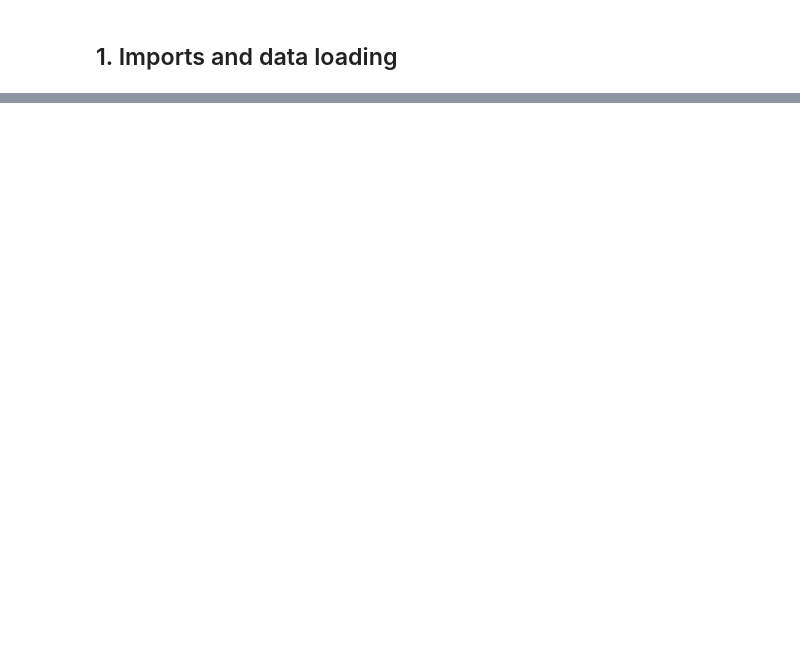
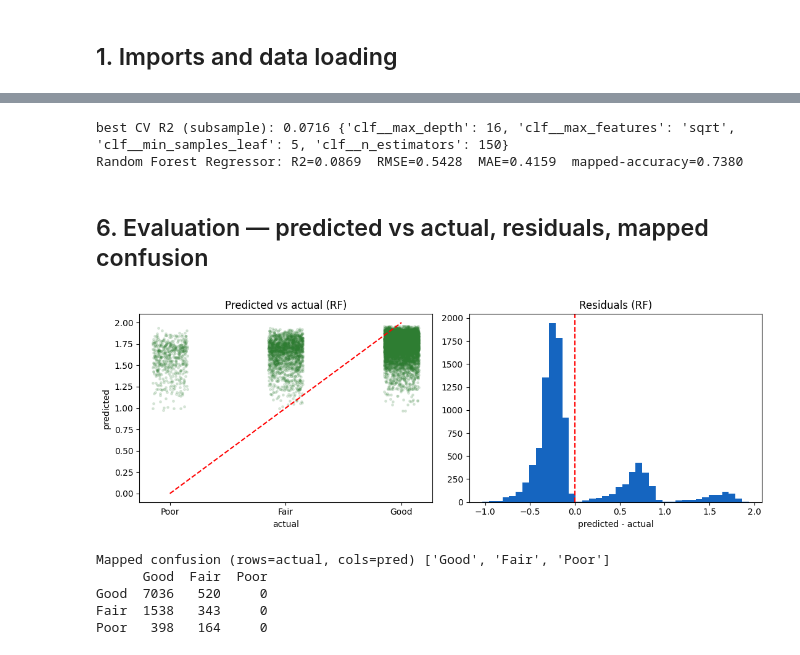
Before and after one commit to rainiercs50/nyc-tree-health-analysis, a Jupyter notebook: member2_modeling_notebook.ipynb, the cells around one changed output, grey strips where cells are left out. Cells and saved outputs as stored; diff of their text form; code cells hidden in the pictures; blank space fills up the shorter version.

```diff
--- a/member2_modeling_notebook.ipynb
+++ b/member2_modeling_notebook.ipynb
@@ -256,0 +79,5 @@ and loaded directly by the Streamlit pages.
+# %%
+linreg = Pipeline([("prep", preprocess), ("clf", LinearRegression())])
+linreg.fit(X_train, y_train)
+lr_pred = linreg.predict(X_test)
+report("Linear Regression", lr_pred)
@@ -256,0 +91,45 @@ and loaded directly by the Streamlit pages.
+# %%
+rf_pipe = Pipeline([("prep", preprocess),
+                    ("clf", RandomForestRegressor(random_state=RANDOM_STATE, n_jobs=1))])
+grid = {"clf__max_depth": [10, 16], "clf__min_samples_leaf": [2, 5],
+        "clf__n_estimators": [150], "clf__max_features": ["sqrt"]}
+X_sub, _, y_sub, _ = train_test_split(X_train, y_train, train_size=8000,
+                                      random_state=RANDOM_STATE, stratify=cat_train)
+search = GridSearchCV(rf_pipe, grid, scoring="r2",
+                      cv=KFold(3, shuffle=True, random_state=RANDOM_STATE),
+                      n_jobs=1, refit=False)
+search.fit(X_sub, y_sub)
+print("best CV R2 (subsample):", round(search.best_score_, 4), search.best_params_)
+
+best = {k.replace("clf__", ""): v for k, v in search.best_params_.items()}
+rf = Pipeline([("prep", preprocess),
+               ("clf", RandomForestRegressor(random_state=RANDOM_STATE, n_jobs=1, **best))])
+rf.fit(X_train, y_train)
+rf_pred = rf.predict(X_test)
+report("Random Forest Regressor", rf_pred)
+# %% [output]
+best CV R2 (subsample): 0.0716 {'clf__max_depth': 16, 'clf__max_features': 'sqrt', 'clf__min_samples_leaf': 5, 'clf__n_estimators': 150}
+Random Forest Regressor: R2=0.0869  RMSE=0.5428  MAE=0.4159  mapped-accuracy=0.7380
+# %% [markdown]
+## 6. Evaluation — predicted vs actual, residuals, mapped confusion
+# %%
+fig, ax = plt.subplots(1, 2, figsize=(11, 4))
+jit = y_test + np.random.default_rng(0).uniform(-0.15, 0.15, len(y_test))
+ax[0].scatter(jit, rf_pred, s=6, alpha=0.15, color="#2E7D32")
+ax[0].plot([0, 2], [0, 2], "r--"); ax[0].set_xticks([0, 1, 2])
+ax[0].set_xticklabels(["Poor", "Fair", "Good"]); ax[0].set_xlabel("actual"); ax[0].set_ylabel("predicted")
+ax[0].set_title("Predicted vs actual (RF)")
+ax[1].hist(rf_pred - y_test.to_numpy(), bins=40, color="#1565C0"); ax[1].axvline(0, color="r", ls="--")
+ax[1].set_title("Residuals (RF)"); ax[1].set_xlabel("predicted - actual")
+plt.tight_layout(); plt.show()
+
+cm = confusion_matrix(cat_test, score_to_cat(rf_pred), labels=CLASS_ORDER)
+print("Mapped confusion (rows=actual, cols=pred)", CLASS_ORDER)
+print(pd.DataFrame(cm, index=CLASS_ORDER, columns=CLASS_ORDER))
+# %% [output]
+[figure, added]
+Mapped confusion (rows=actual, cols=pred) ['Good', 'Fair', 'Poor']
+      Good  Fair  Poor
+Good  7036   520     0
+Fair  1538   343     0
+Poor   398   164     0
```
Also changed, not shown: parts of 35 cells of this notebook, 26 other files.
